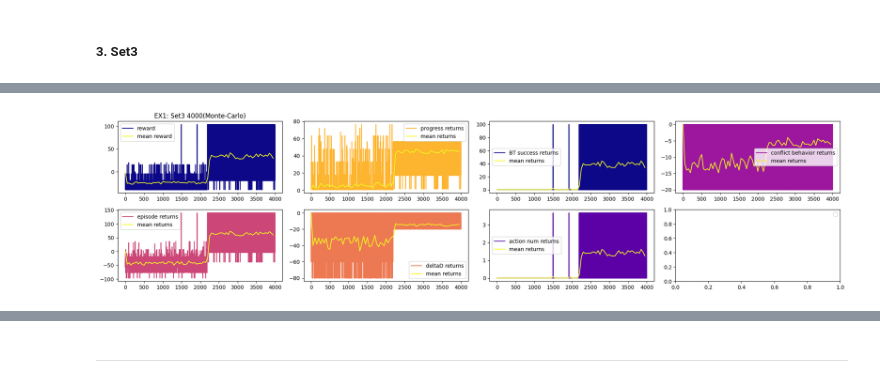
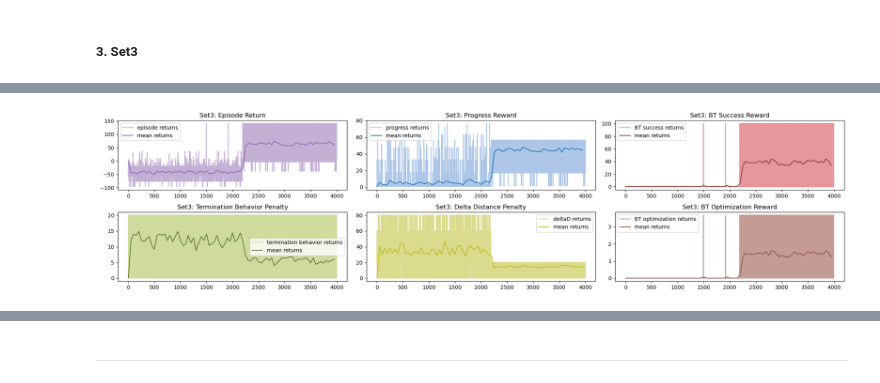
Before and after one commit to F-H-P/UsingRLtoConstructBT-SeniorThesis, a Jupyter notebook: BT-RL_ws/src/door_traversal/Experiment/Experiment1.ipynb, the cells around one changed output, grey strips where cells are left out. Drawn from its saved outputs; the diff is of its cells as text; code cells hidden in the pictures.

```diff
--- a/BT-RL_ws/src/door_traversal/Experiment/Experiment1.ipynb
+++ b/BT-RL_ws/src/door_traversal/Experiment/Experiment1.ipynb
@@ -478,6 +470,7 @@ out_of_range = 0
 reward_avg_num = 50
 terminate_avg_num = 1
 exploit_trajectory = []
+filter_num = 1
 for i in range(len(reward_list_GS)):
     is_exploit = 1
     for j in range(len(reward_list_GS[i][1])):
@@ -522,7 +515,11 @@ for i in range(len(reward_list_GS)):
     if i%reward_avg_num == 0:
         reward_mean_list.append(sum_reward/reward_avg_num)
         for k in range(len(sum_returns)):
-            returns_mean_list[k].append(sum_returns[k]/reward_avg_num)
+            if k == 1 or k == 3:
+                num = -1
+            else:
+                num = 1
+            returns_mean_list[k].append(num*sum_returns[k]/reward_avg_num)
         # reward_mean_list.append(sum_returns/reward_avg_num)
 
         sum_reward = 0.0
@@ -534,8 +531,8 @@ for i in range(len(reward_list_GS)):
 
     if i%terminate_avg_num == 0:
         returns_progress.append(returns_list[i][0])
-        returns_deltaD.append(returns_list[i][1])
-        returns_cb.append(returns_list[i][3])
+        returns_deltaD.append((-1)*returns_list[i][1])
+        returns_cb.append((-1)*returns_list[i][3])
 
     # if returns_list[i][2] > 0:
     #     print("success index:",i)
@@ -553,53 +550,42 @@ for i in range(len(reward)):
 
 print(len_reward_GS)
 
-import matplotlib as mpl
 
-n_lines = 7
-cmap = mpl.colormaps['plasma']
-colors = cmap(np.linspace(0, 1, n_lines))
-fig, [[axs1, axs2, axs3,ax42], [axs5, axs6, axs7,axs8]] = plt.subplots(2, 4, figsize = (20, 5))
-# plt.plot(np.arange(0,len(reward),1), reward)
-axs1.set_title("EX1: Set3 4000(Monte-Carlo)")
-axs1.plot(np.arange(0,len(reward),1), reward,color=colors[0],label ='reward')
-axs1.plot(np.arange(0,len(reward_mean_list),1)*reward_avg_num, reward_mean_list,color=colors[6],label ='mean reward')
+colors = plt.get_cmap('tab20')
+colors_2 = plt.get_cmap('tab20b')
+fig, [[axs1, axs2, axs3], [axs4, axs5, axs6]] = plt.subplots(2, 3, figsize = (20, 5))
+
+axs1.set_title("Set3: Episode Return")
+axs2.set_title("Set3: Progress Reward")
+axs3.set_title("Set3: BT Success Reward")
+axs4.set_title("Set3: Termination Behavior Penalty")
+axs5.set_title("Set3: Delta Distance Penalty")
+axs6.set_title("Set3: BT Optimization Reward")
+
+axs1.plot(np.arange(0,len(returns_sum),1)*filter_num, returns_sum,color=colors(9),label ='episode returns')
+axs1.plot(np.arange(0,len(returns_mean_list[5]),1)*reward_avg_num, returns_mean_list[5],color=colors(8),label ='mean returns')
+axs2.plot(np.arange(0,len(returns_progress),1)*filter_num, returns_progress,color=colors(1),label ='progress returns')
+axs2.plot(np.arange(0,len(returns_mean_list[0]),1)*reward_avg_num, returns_mean_list[0],color=colors(0),label ='mean returns')
+axs3.plot(np.arange(0,len(returns_success),1)*filter_num, returns_success,color=colors_2(15),label ='BT success returns')
+axs3.plot(np.arange(0,len(returns_mean_list[2]),1)*reward_avg_num, returns_mean_list[2],color=colors_2(12),label ='mean returns')
+axs4.plot(np.arange(0,len(returns_cb),1)*filter_num, returns_cb,color=colors_2(7),label ='termination behavior returns')
+axs4.plot(np.arange(0,len(returns_mean_list[3]),1)*reward_avg_num, returns_mean_list[3],color=colors_2(4),label ='mean returns')
+axs5.plot(np.arange(0,len(returns_deltaD),1)*filter_num, returns_deltaD,color=colors(17),label ='deltaD returns')
+axs5.plot(np.arange(0,len(returns_mean_list[1]),1)*reward_avg_num, returns_mean_list[1],color=colors(16),label ='mean returns')
+axs6.plot(np.arange(0,len(returns_btNum),1)*filter_num, returns_btNum,color=colors(11),label ='BT optimization returns')
+axs6.plot(np.arange(0,len(returns_mean_list[4]),1)*reward_avg_num, returns_mean_list[4],color=colors(10),label ='mean returns')
+
 axs1.legend()
-
-# axs2.plot(np.arange(0,len(terminate1_list),1)*terminate_avg_num, terminate1_list,color=colors[5],label ='1 action')
-# axs2.plot(np.arange(0,len(terminate2_list),1)*terminate_avg_num, terminate2_list,color=colors[4],label ='2 actions')
-# axs2.plot(np.arange(0,len(terminate3_list),1)*terminate_avg_num, terminate3_list,color=colors[3],label ='3 actions')
-# axs2.plot(np.arange(0,len(terminate5_list),1)*terminate_avg_num, terminate5_list,color=colors[1],label ='5 actions')
-# axs2.set_title("Number of BT Termination")
-axs5.plot(np.arange(0,len(returns_sum),1), returns_sum,color=colors[3],label ='episode returns')
-axs5.plot(np.arange(0,len(returns_mean_list[5]),1)*reward_avg_num, returns_mean_list[5],color=colors[6],label ='mean returns')
-
-axs2.plot(np.arange(0,len(returns_progress),1), returns_progress,color=colors[5],label ='progress returns')
-axs2.plot(np.arange(0,len(returns_mean_list[0]),1)*reward_avg_num, returns_mean_list[0],color=colors[6],label ='mean returns')
-axs6.plot(np.arange(0,len(returns_deltaD),1), returns_deltaD,color=colors[4],label ='deltaD returns')
-axs6.plot(np.arange(0,len(returns_mean_list[1]),1)*reward_avg_num, returns_mean_list[1],color=colors[6],label ='mean returns')
-axs3.plot(np.arange(0,len(returns_success),1), returns_success,color=colors[0],label ='BT success returns')
-axs3.plot(np.arange(0,len(returns_mean_list[2]),1)*reward_avg_num, returns_mean_list[2],color=colors[6],label ='mean returns')
-ax42.plot(np.arange(0,len(returns_cb),1), returns_cb,color=colors[2],label ='conflict behavior returns')
-ax42.plot(np.arange(0,len(returns_mean_list[3]),1)*reward_avg_num, returns_mean_list[3],color=colors[6],label ='mean returns')
-
-axs7.plot(np.arange(0,len(returns_btNum),1), returns_btNum,color=colors[1],label ='action num returns')
-axs7.plot(np.arange(0,len(returns_mean_list[4]),1)*reward_avg_num, returns_mean_list[4],color=colors[6],label ='mean returns')
-
-# plt.plot(np.arange(0,len_reward_exploit,1), reward_exploit)
-# plt.plot(np.arange(0,len_reward_explore,1), reward_explore)
 axs2.legend()
 axs3.legend()
-ax42.legend()
+axs4.legend()
 axs5.legend()
 axs6.legend()
-axs7.legend()
-axs8.legend()
-# for adjusting the space between subplots
+
 plt.tight_layout()
-# plt.suptitle('EX1: GS 2000(Q-lerning)')
+
 plt.show()
-fig.savefig("EX1_Set3_4000(Monte-Carlo).png")
-# print(max(reward_list_18))
+fig.savefig("EX1_Set3_Update.png")
 
 idx_max = 0
 
@@ -622,0 +610 @@ No artists with labels found to put in legend.  Note that artists whose label st
+[figure, new version]
@@ -625 +621,0 @@ out_of_range: 0
-[figure, old version]
```
Also changed, not shown: parts of 4 cells of this notebook, 8 other files.
